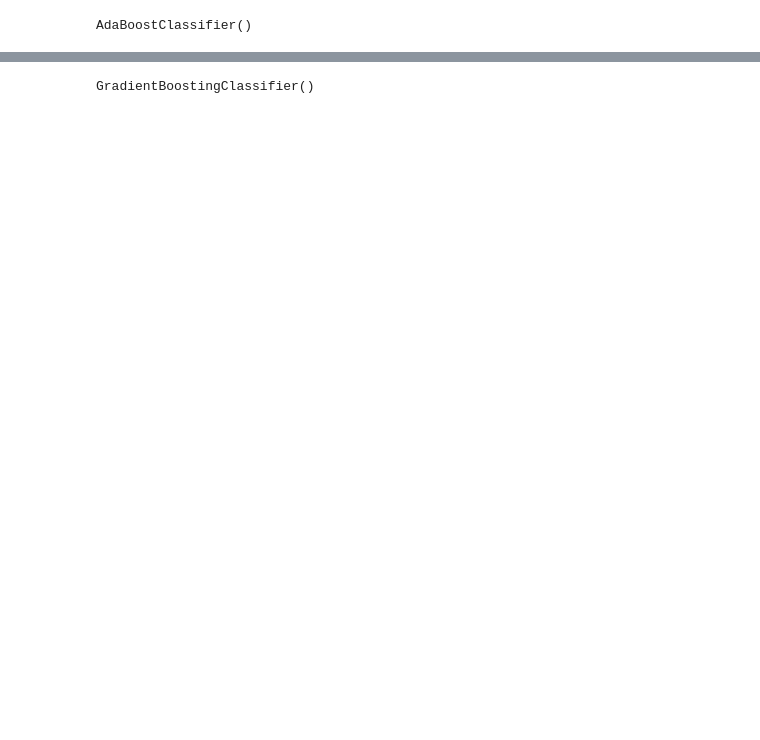
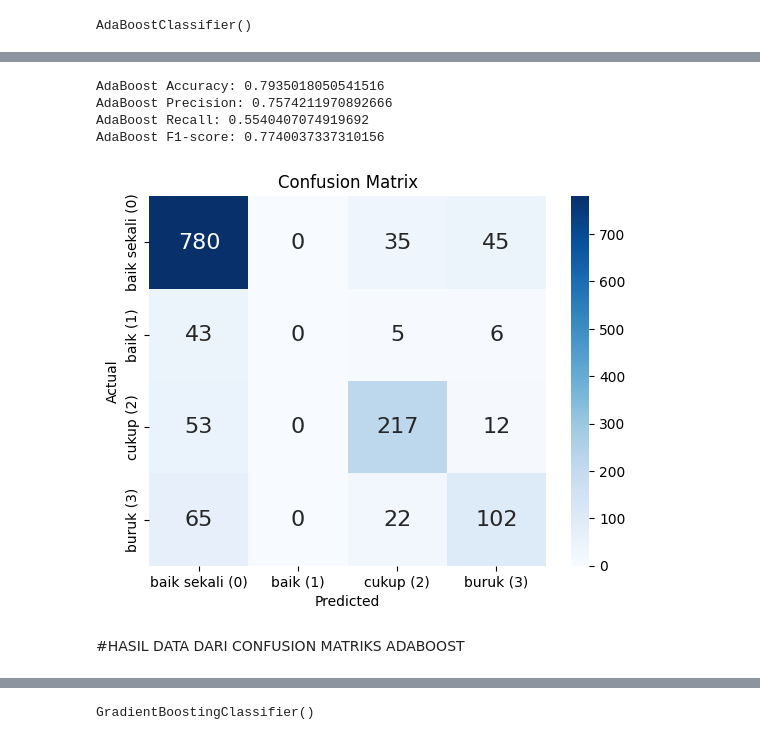
Before and after one commit to DeaWahsa/skripsikuu, a Jupyter notebook: Semhas_bismillah.ipynb, the cells around one changed output, grey strips where cells are left out. Drawn from its saved outputs; the diff is of its cells as text; code cells hidden in the pictures; blank space fills up the shorter version.

```diff
--- a/Semhas_bismillah.ipynb
+++ b/Semhas_bismillah.ipynb
@@ -327,0 +569,38 @@ Akurasi: 0.7761194029850746
+# %%
+from sklearn.metrics import accuracy_score, precision_score, recall_score, f1_score
+from sklearn.metrics import classification_report
+from sklearn.metrics import confusion_matrix
+
+# Evaluasi performa model
+accuracy = accuracy_score(y_test, y_pred)
+precision = precision_score(y_test, y_pred, average='weighted')
+recall = recall_score(y_test, y_pred, average='macro')
+f1 = f1_score(y_test, y_pred, average='weighted')
+
+print('AdaBoost Accuracy:', accuracy)
+print('AdaBoost Precision:', precision)
+print('AdaBoost Recall:', recall)
+print('AdaBoost F1-score:', f1)
+# %% [output]
+AdaBoost Accuracy: 0.7935018050541516
+AdaBoost Precision: 0.7574211970892666
+AdaBoost Recall: 0.5540407074919692
+AdaBoost F1-score: 0.7740037337310156
+# %%
+# Cetak confusion matrix dalam bentuk gambar
+cm = confusion_matrix(y_test, y_pred)
+sns.heatmap(cm, annot=True, cmap='Blues', fmt='g',
+            annot_kws={"size": 16, "ha": 'center', "va": 'center'})
+plt.xlabel('Predicted')
+plt.ylabel('Actual')
+
+# Atur label sumbu x dan y
+plt.xticks([0.5, 1.5, 2.5, 3.5], ['baik sekali (0)', 'baik (1)', 'cukup (2)', 'buruk (3)'])
+plt.yticks([0.5, 1.5, 2.5, 3.5], ['baik sekali (0)', 'baik (1)', 'cukup (2)', 'buruk (3)'])
+
+plt.title('Confusion Matrix')
+plt.show()
+# %% [output]
+[figure, added]
+# %% [markdown]
+#HASIL DATA DARI CONFUSION MATRIKS ADABOOST
```
Also changed, not shown: parts of 111 cells of this notebook.
